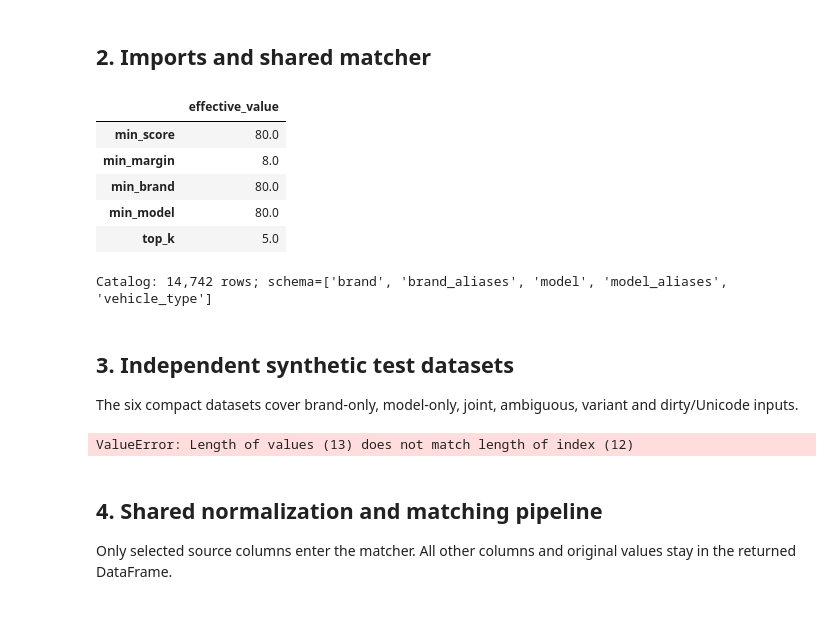
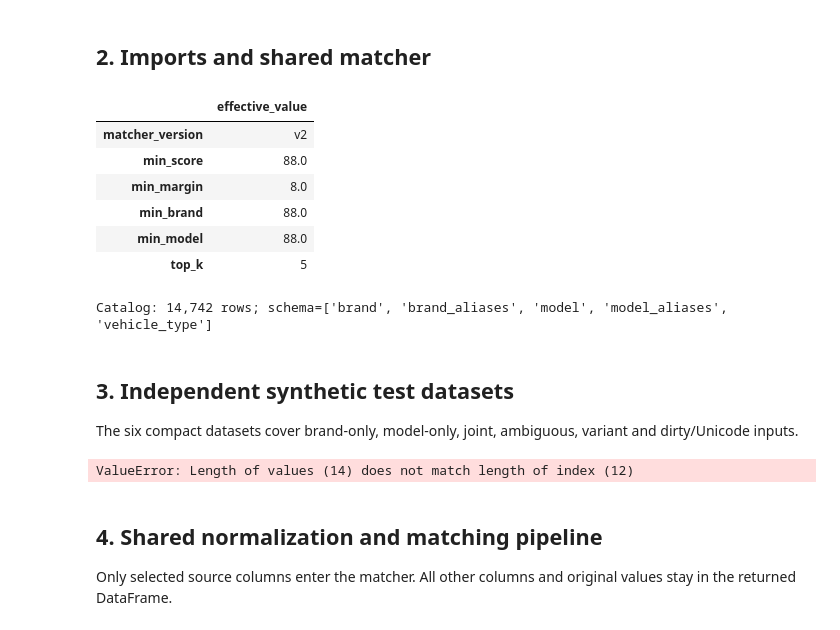
Before and after one commit to sofiapetushok/autobrands, a Jupyter notebook: notebooks/autobrands_matching_tests.ipynb, the cells around one changed output. Cells and saved outputs as stored; diff of their text form; code cells hidden in the pictures.

```diff
--- a/notebooks/autobrands_matching_tests.ipynb
+++ b/notebooks/autobrands_matching_tests.ipynb
@@ -17,6 +17,7 @@ MODEL_COL = "model"  # Or None
 CATALOG_PATH = "data/vehicle_catalog.csv"
 TOP_K = 5
 DEBUG = False
+MATCHER_VERSION = "v2"  # "v1" or "v2"
 # %% [markdown]
 ## 2. Imports and shared matcher
 # %%
@@ -39,33 +43,54 @@ import matching
 # %%
 catalog_path = Path(CATALOG_PATH)
 if not catalog_path.is_absolute():
     catalog_path = PROJECT_ROOT / catalog_path
 if not catalog_path.is_file():
     raise FileNotFoundError(f"Vehicle catalog not found: {catalog_path}")
 if isinstance(TOP_K, bool) or not isinstance(TOP_K, int) or TOP_K < 1:
     raise ValueError("TOP_K must be a positive integer")
+if MATCHER_VERSION not in {"v1", "v2"}:
+    raise ValueError("MATCHER_VERSION must be 'v1' or 'v2'")
 
-matcher = matching.Matcher.from_csv(catalog_path, top_k=TOP_K)
+_matcher_cache = {}
+_matcher_init_seconds = {}
+
+def get_matcher(version):
+    if version not in {"v1", "v2"}:
+        raise ValueError("version must be 'v1' or 'v2'")
+    if version not in _matcher_cache:
+        started = perf_counter()
+        if version == "v1":
+            instance = matching.Matcher.from_csv(catalog_path, top_k=TOP_K)
+        else:
+            instance = MatcherV2.from_csv(catalog_path, top_k=TOP_K)
+        _matcher_init_seconds[version] = perf_counter() - started
+        _matcher_cache[version] = instance
+    return _matcher_cache[version]
+
+# Preserve the selected matcher name used by the existing diagnostics/benchmark cells.
+matcher = get_matcher(MATCHER_VERSION)
 catalog_df = pd.read_csv(catalog_path, dtype=str, keep_default_na=False)
 catalog_pairs = {(brand.upper(), model.upper())
                  for brand, model in zip(catalog_df["brand"], catalog_df["model"])}
 
 effective_configuration = pd.Series({
+    "matcher_version": MATCHER_VERSION,
     "min_score": matcher.min_score,
     "min_margin": matcher.min_margin,
     "min_brand": matcher.min_brand,
     "min_model": matcher.min_model,
     "top_k": matcher.top_k,
 }, name="effective_value")
 display(effective_configuration.to_frame())
 print(f"Catalog: {len(catalog_df):,} rows; schema={list(catalog_df.columns)}")
 # %% [output]
 |  | effective_value |
-| min_score | 80.0 |
+| matcher_version | v2 |
+| min_score | 88.0 |
 | min_margin | 8.0 |
-| min_brand | 80.0 |
-| min_model | 80.0 |
-| top_k | 5.0 |
+| min_brand | 88.0 |
+| min_model | 88.0 |
+| top_k | 5 |
 Catalog: 14,742 rows; schema=['brand', 'brand_aliases', 'model', 'model_aliases', 'vehicle_type']
 # %% [markdown]
 ## 3. Independent synthetic test datasets
@@ -76,20 +101,22 @@ import numpy as np
 
 
 brands_only = pd.DataFrame(
-    {"brand": ["Toyota", "Honda", "Yamaha", "Citroen", "Volkswagen","VW", "ΜΕΡΣΕDES-BEN", "ΥΑΜΑΗΑ", "ΒΜW",
+    {"brand": ["Toyota", "Honda", "Yamaha", "Citroen", "Volkswagen","VW", "ΜΕΡΣΕDES-BEN", "ΥΑΜΑΗΑ", "ΒΜW", "SUΖUΚΙ VΙΤΑR",
                "ΤΟΥΟΤΑ", "Unknown Maker", None, "Toyota"]},
-    index=[f"brand-{i}" for i in range(13)],
+    index=[f"brand-{i}" for i in range(14)],
 )
 
 models_only = pd.DataFrame(
-    {"model": ["Yaris", "Yaris Cross", "MT-07", "PCX125", "2CV",
+    {"model": ["Yaris", "Yaris Cross", "MT-07", "PCX125", "2CV", "SUΖUΚΙ VΙΤΑR",
                "Skaravaios", "Σκαραβα$ος", "Golf +", "Unknown Model", None, "Yaris"]},
-    index=[f"model-{i}" for i in range(11)],
+    index=[f"model-{i}" for i in range(12)],
 )
 
 brand_model = pd.DataFrame([
     {"brand": "Toyota", "model": "Yaris"},
     {"brand": "---", "model": "Yaris"},
+    {"brand": "SUΖUΚΙ VΙΤΑR", "model": " "},
+    {"brand": "   ", "model": "SUΖUΚΙ VΙΤΑR"},
     {"brand": np.nan,  "model": "Yaris"},
     {"brand": "Honda", "model": "PCX125"},
     {"brand": "Yamaha", "model": "MT09"},
@@ -100,7 +127,7 @@ brand_model = pd.DataFrame([
     {"brand": "BMW", "model": "R1250GS"},
     {"brand": "Toyota", "model": "Civic"},
     {"brand": "Toyota", "model": "Yaris"},
-], index=[f"pair-{i}" for i in range(12)])
+], index=[f"pair-{i}" for i in range(14)])
 
 ambiguities = pd.DataFrame([
     {"brand": "Volkswagen", "model": "Skaravaios"},
@@ -156,7 +183,7 @@ datasets = {
 pd.DataFrame({"rows": {name: len(frame) for name, frame in datasets.items()},
               "columns": {name: ", ".join(frame.columns) for name, frame in datasets.items()}})
 # %% [output]
-ValueError: Length of values (13) does not match length of index (12)
+ValueError: Length of values (14) does not match length of index (12)
 # %% [markdown]
 ## 4. Shared normalization and matching pipeline
 
```
Also changed, not shown: parts of 15 cells of this notebook, 4 other files.
